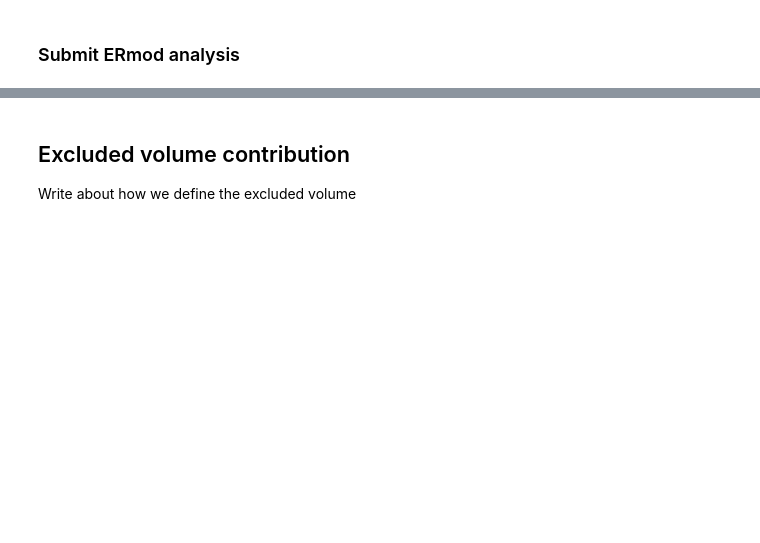
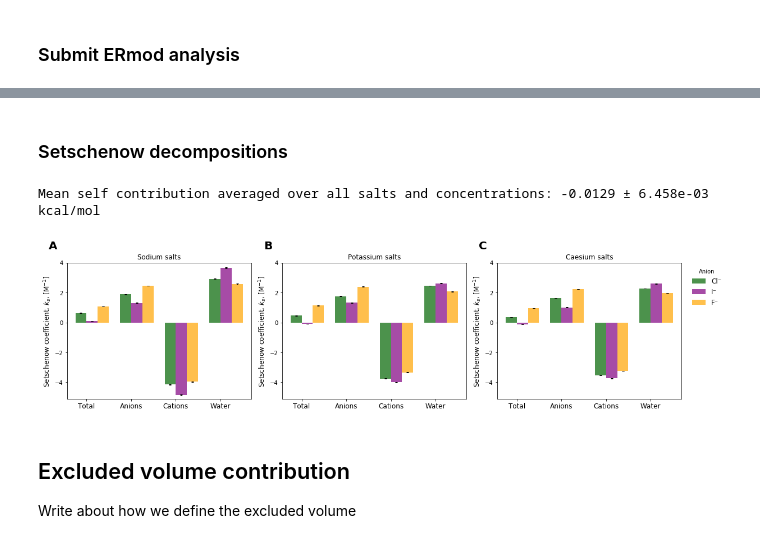
Before and after one commit to SHervoe-Hansen/Caffeine_solubility, a Jupyter notebook: Caffeine_solubility.ipynb, the cells around one changed output, grey strips where cells are left out. Saved outputs shown, nothing was run; the diff lists cells and outputs as text; code cells hidden in the pictures; blank space fills up the shorter version.

```diff
--- a/Caffeine_solubility.ipynb
+++ b/Caffeine_solubility.ipynb
@@ -818,3 +647,80 @@ Todo...
+# %% [markdown]
+### Setschenow decompositions
+# %%
+files = ['_results.yml', '_results_Ksalts.yml', '_results_Cssalts.yml'] # Sodium, Kalium, Caesium
+
+NumOfSets = 25000 # Number of bootstrapping points
+
+fig, axes = plt.subplots(1,3, sharex=True)
+fig.set_size_inches(17,4.5)
+
+self = []
+
+for i, file in enumerate(files): # Loop over cations
+    with open('Simulations/{}'.format(file)) as f: # open structured result file (YAML)
+        r = yaml.load(f, Loader=yaml.Loader)
+
+    # Histogram settings
+    width=0.25
+    offset=0
+    index = np.arange(4)
+
+    for salt in r['salts']:
+        data = np.empty(shape=(5, 9))
+        for j, concentration in enumerate(salt['decomposition']):
+            data[j,0] = concentration['conc']
+            data[j,1:5] = np.asarray(concentration['mu'])
+            data[j,5:10] = np.asarray(concentration['error'])
+
+        BigData = np.empty(shape=(5, 4, NumOfSets))
+        for conc in range(5):
+            for specie in range(1,5):
+                column = np.random.normal(data[conc,specie],
+                                          (np.sqrt(25)*(data[conc,specie]+data[conc,specie+4] - (data[conc,specie]-data[conc,specie+4])) / 3.92),
+                                          size=NumOfSets)
+                BigData[conc, specie-1] = column
+
+        mu = []
+        mu_error = []
+        for specie in range(4):
+            fits = []
+            for dataset in range(NumOfSets):
+                fits.append(np.polyfit(data[:,0], BigData[:,specie,dataset], 1)[0] * kcal_to_kT)
+            fits = np.asarray(fits)
+            mu.append(fits.mean())
+            mu_error.append(fits.std()*3.92/np.sqrt(NumOfSets))
+
+        axes[i].bar(index+offset, mu, width=width, alpha=0.7, color=salt['color'], label=salt['label'],
+                    yerr=mu_error, capsize=2)
+
+        offset += width
+        self.append(data[:,1] - data[:,2]-data[:,3]-data[:,4])
+
+
+for i,ax in enumerate(axes):
+    ax.set_xticks(index + width / 2)
+    ax.set_xticklabels(('Total', 'Anions', 'Cations', 'Water'), fontsize='large')
+    ax.set_ylabel('Setschenow coefficient, $k_s$, [M$^{-1}$]', fontsize='large')
+    ax.set_ylim(-5.1, 4.0)
+    axes[i].text(-0.1, 1.1, string.ascii_uppercase[i], transform=axes[i].transAxes,
+                 size=20, weight='bold')
+
+
+labels = ['Cl⁻', 'I⁻', 'F⁻']
+axes[0].set_title('Sodium salts')
+axes[1].set_title('Potassium salts')
+axes[2].set_title('Caesium salts')
+axes[2].legend(loc=1,labels=labels, frameon=False, fontsize='large', bbox_to_anchor=(0.75, 0.5, 0.5, 0.5), title='Anion')
+fig.tight_layout()
+fig.savefig('images/SetschenowDecomposition.pdf', bbox_inches='tight')
+fig.show()
+
+self = np.asarray(self)
+print('Mean self contribution averaged over all salts and concentrations: {:.3} ± {:.3e} kcal/mol'
+      .format(self.flatten().mean(), self.flatten().std()))
+# %% [output]
+Mean self contribution averaged over all salts and concentrations: -0.0129 ± 6.458e-03 kcal/mol
+[figure, added]
 # %% [markdown]
 ## Excluded volume contribution
 
```
Also changed, not shown: parts of 42 cells of this notebook.
